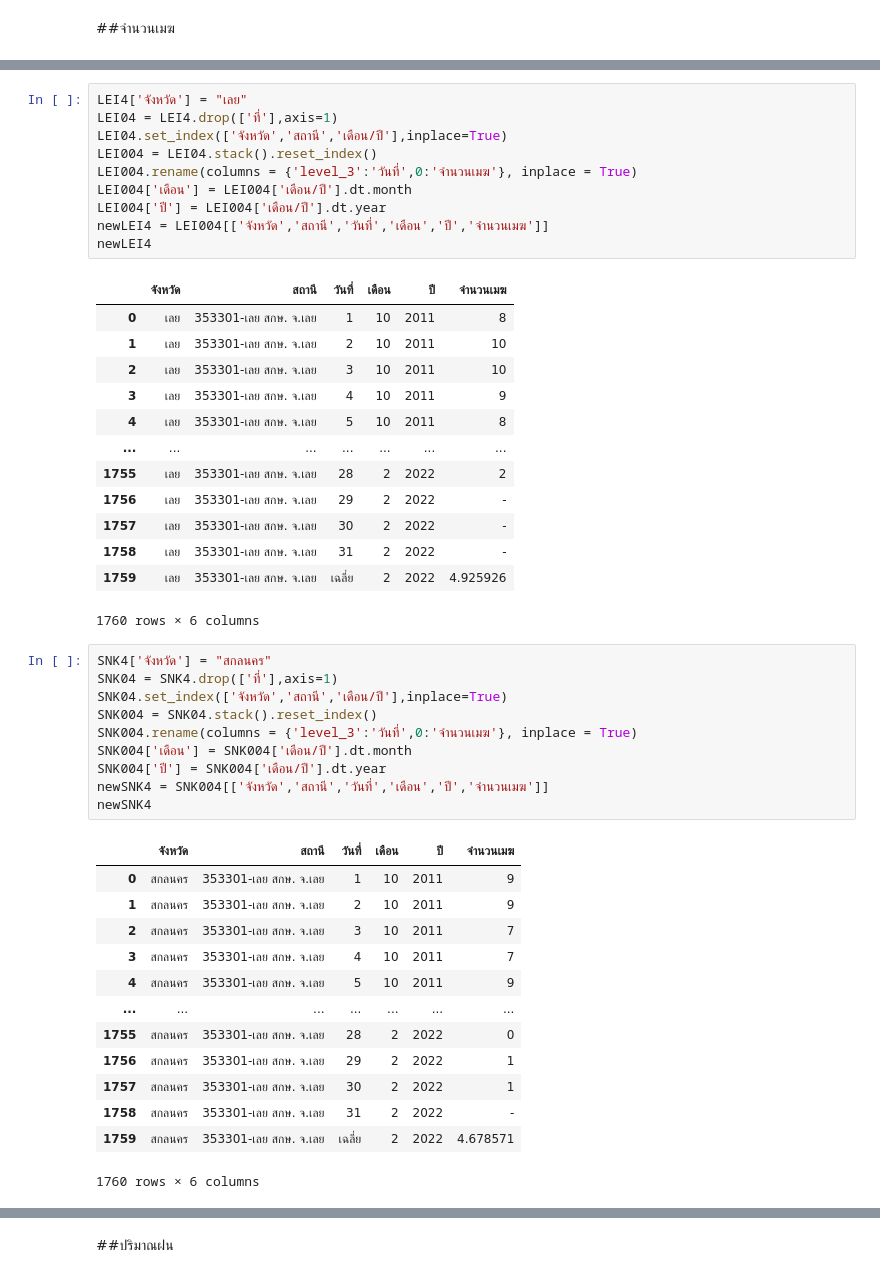
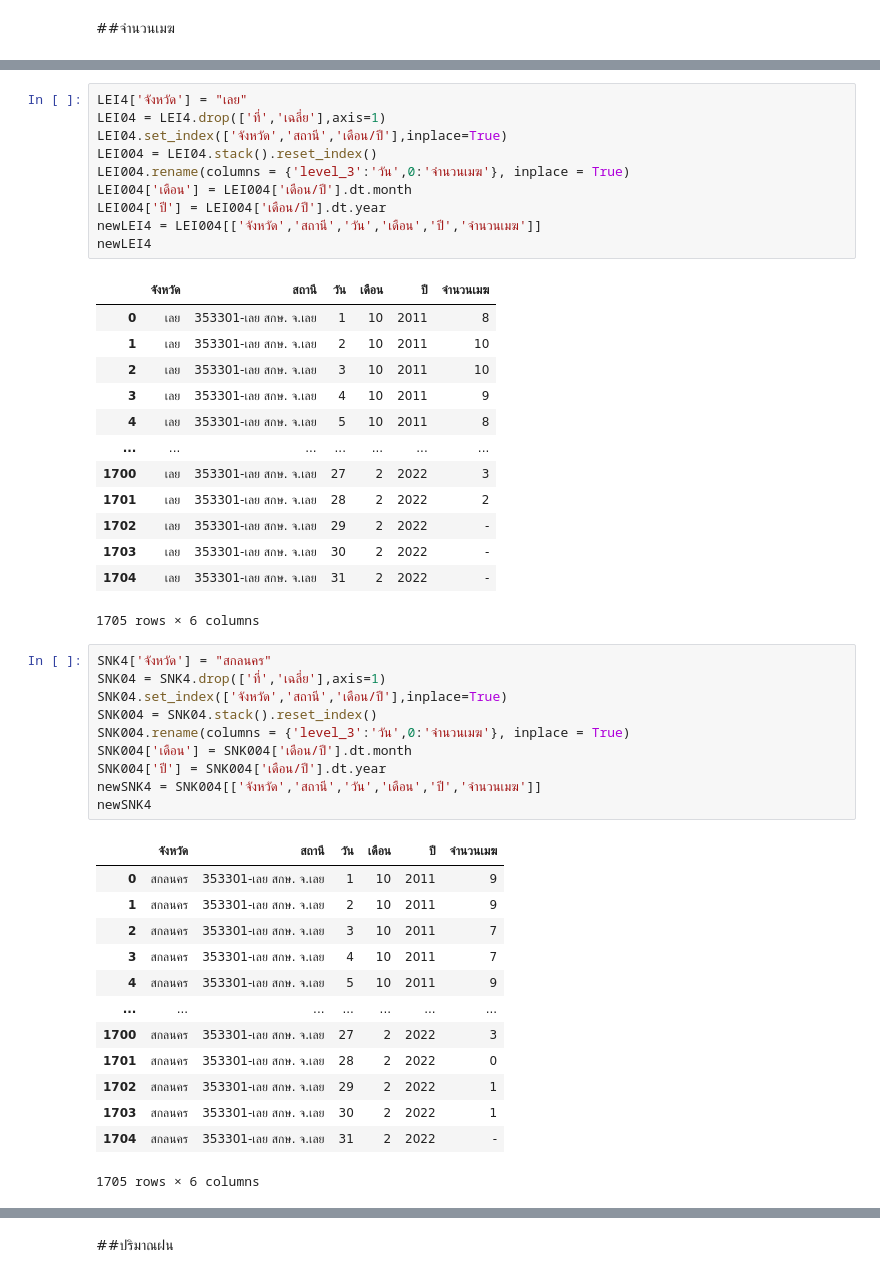
Before and after one commit to Pittawas6330210206/bsc_dpdm22, a Jupyter notebook: Quiz_Group_5_20_of_Midterm_2.ipynb, the cells around one changed output, grey strips where cells are left out. Drawn from its saved outputs; the diff is of its cells as text.

```diff
--- a/Quiz_Group_5_20_of_Midterm_2.ipynb
+++ b/Quiz_Group_5_20_of_Midterm_2.ipynb
@@ -652,50 +540,50 @@ newNPM4
 # %%
 LEI4['จังหวัด'] = "เลย"
-LEI04 = LEI4.drop(['ที่'],axis=1)
+LEI04 = LEI4.drop(['ที่','เฉลี่ย'],axis=1)
 LEI04.set_index(['จังหวัด','สถานี','เดือน/ปี'],inplace=True)
 LEI004 = LEI04.stack().reset_index()
-LEI004.rename(columns = {'level_3':'วันที่',0:'จำนวนเมฆ'}, inplace = True)
+LEI004.rename(columns = {'level_3':'วัน',0:'จำนวนเมฆ'}, inplace = True)
 LEI004['เดือน'] = LEI004['เดือน/ปี'].dt.month
 LEI004['ปี'] = LEI004['เดือน/ปี'].dt.year
-newLEI4 = LEI004[['จังหวัด','สถานี','วันที่','เดือน','ปี','จำนวนเมฆ']]
+newLEI4 = LEI004[['จังหวัด','สถานี','วัน','เดือน','ปี','จำนวนเมฆ']]
 newLEI4
 # %% [output]
-|  | จังหวัด | สถานี | วันที่ | เดือน | ปี | จำนวนเมฆ |
+|  | จังหวัด | สถานี | วัน | เดือน | ปี | จำนวนเมฆ |
 | 0 | เลย | 353301-เลย สกษ. จ.เลย | 1 | 10 | 2011 | 8 |
 | 1 | เลย | 353301-เลย สกษ. จ.เลย | 2 | 10 | 2011 | 10 |
 | 2 | เลย | 353301-เลย สกษ. จ.เลย | 3 | 10 | 2011 | 10 |
 | 3 | เลย | 353301-เลย สกษ. จ.เลย | 4 | 10 | 2011 | 9 |
 | 4 | เลย | 353301-เลย สกษ. จ.เลย | 5 | 10 | 2011 | 8 |
 | ... | ... | ... | ... | ... | ... | ... |
-| 1755 | เลย | 353301-เลย สกษ. จ.เลย | 28 | 2 | 2022 | 2 |
-| 1756 | เลย | 353301-เลย สกษ. จ.เลย | 29 | 2 | 2022 | - |
-| 1757 | เลย | 353301-เลย สกษ. จ.เลย | 30 | 2 | 2022 | - |
-| 1758 | เลย | 353301-เลย สกษ. จ.เลย | 31 | 2 | 2022 | - |
-| 1759 | เลย | 353301-เลย สกษ. จ.เลย | เฉลี่ย | 2 | 2022 | 4.925926 |
+| 1700 | เลย | 353301-เลย สกษ. จ.เลย | 27 | 2 | 2022 | 3 |
+| 1701 | เลย | 353301-เลย สกษ. จ.เลย | 28 | 2 | 2022 | 2 |
+| 1702 | เลย | 353301-เลย สกษ. จ.เลย | 29 | 2 | 2022 | - |
+| 1703 | เลย | 353301-เลย สกษ. จ.เลย | 30 | 2 | 2022 | - |
+| 1704 | เลย | 353301-เลย สกษ. จ.เลย | 31 | 2 | 2022 | - |
-1760 rows × 6 columns
+1705 rows × 6 columns
 # %%
 SNK4['จังหวัด'] = "สกลนคร"
-SNK04 = SNK4.drop(['ที่'],axis=1)
+SNK04 = SNK4.drop(['ที่','เฉลี่ย'],axis=1)
 SNK04.set_index(['จังหวัด','สถานี','เดือน/ปี'],inplace=True)
 SNK004 = SNK04.stack().reset_index()
-SNK004.rename(columns = {'level_3':'วันที่',0:'จำนวนเมฆ'}, inplace = True)
+SNK004.rename(columns = {'level_3':'วัน',0:'จำนวนเมฆ'}, inplace = True)
 SNK004['เดือน'] = SNK004['เดือน/ปี'].dt.month
 SNK004['ปี'] = SNK004['เดือน/ปี'].dt.year
-newSNK4 = SNK004[['จังหวัด','สถานี','วันที่','เดือน','ปี','จำนวนเมฆ']]
+newSNK4 = SNK004[['จังหวัด','สถานี','วัน','เดือน','ปี','จำนวนเมฆ']]
 newSNK4
 # %% [output]
-|  | จังหวัด | สถานี | วันที่ | เดือน | ปี | จำนวนเมฆ |
+|  | จังหวัด | สถานี | วัน | เดือน | ปี | จำนวนเมฆ |
 | 0 | สกลนคร | 353301-เลย สกษ. จ.เลย | 1 | 10 | 2011 | 9 |
 | 1 | สกลนคร | 353301-เลย สกษ. จ.เลย | 2 | 10 | 2011 | 9 |
 | 2 | สกลนคร | 353301-เลย สกษ. จ.เลย | 3 | 10 | 2011 | 7 |
 | 3 | สกลนคร | 353301-เลย สกษ. จ.เลย | 4 | 10 | 2011 | 7 |
 | 4 | สกลนคร | 353301-เลย สกษ. จ.เลย | 5 | 10 | 2011 | 9 |
 | ... | ... | ... | ... | ... | ... | ... |
-| 1755 | สกลนคร | 353301-เลย สกษ. จ.เลย | 28 | 2 | 2022 | 0 |
-| 1756 | สกลนคร | 353301-เลย สกษ. จ.เลย | 29 | 2 | 2022 | 1 |
-| 1757 | สกลนคร | 353301-เลย สกษ. จ.เลย | 30 | 2 | 2022 | 1 |
-| 1758 | สกลนคร | 353301-เลย สกษ. จ.เลย | 31 | 2 | 2022 | - |
-| 1759 | สกลนคร | 353301-เลย สกษ. จ.เลย | เฉลี่ย | 2 | 2022 | 4.678571 |
+| 1700 | สกลนคร | 353301-เลย สกษ. จ.เลย | 27 | 2 | 2022 | 3 |
+| 1701 | สกลนคร | 353301-เลย สกษ. จ.เลย | 28 | 2 | 2022 | 0 |
+| 1702 | สกลนคร | 353301-เลย สกษ. จ.เลย | 29 | 2 | 2022 | 1 |
+| 1703 | สกลนคร | 353301-เลย สกษ. จ.เลย | 30 | 2 | 2022 | 1 |
+| 1704 | สกลนคร | 353301-เลย สกษ. จ.เลย | 31 | 2 | 2022 | - |
-1760 rows × 6 columns
+1705 rows × 6 columns
 # %%
 NKI4['จังหวัด'] = "หนองคาย"
```
Also changed, not shown: parts of 68 cells of this notebook.
